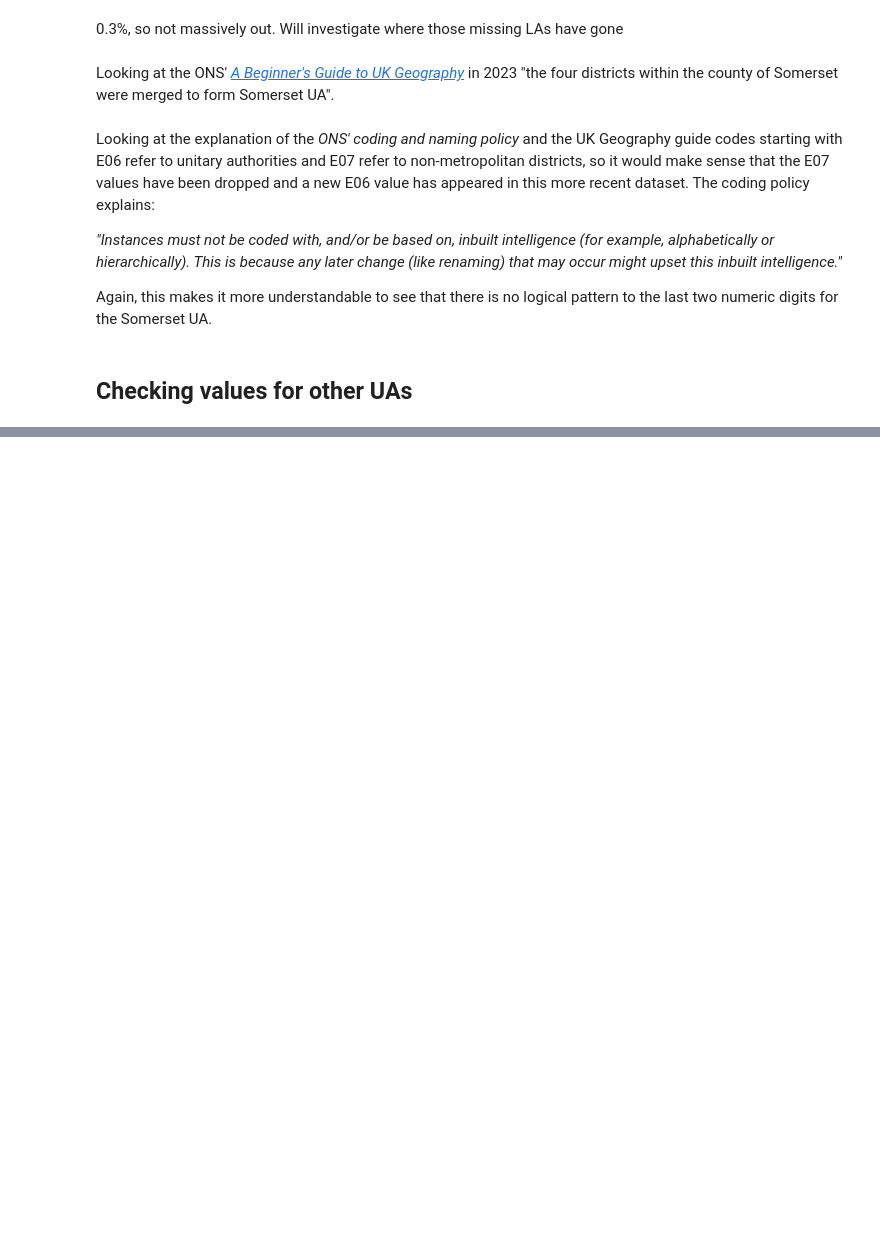
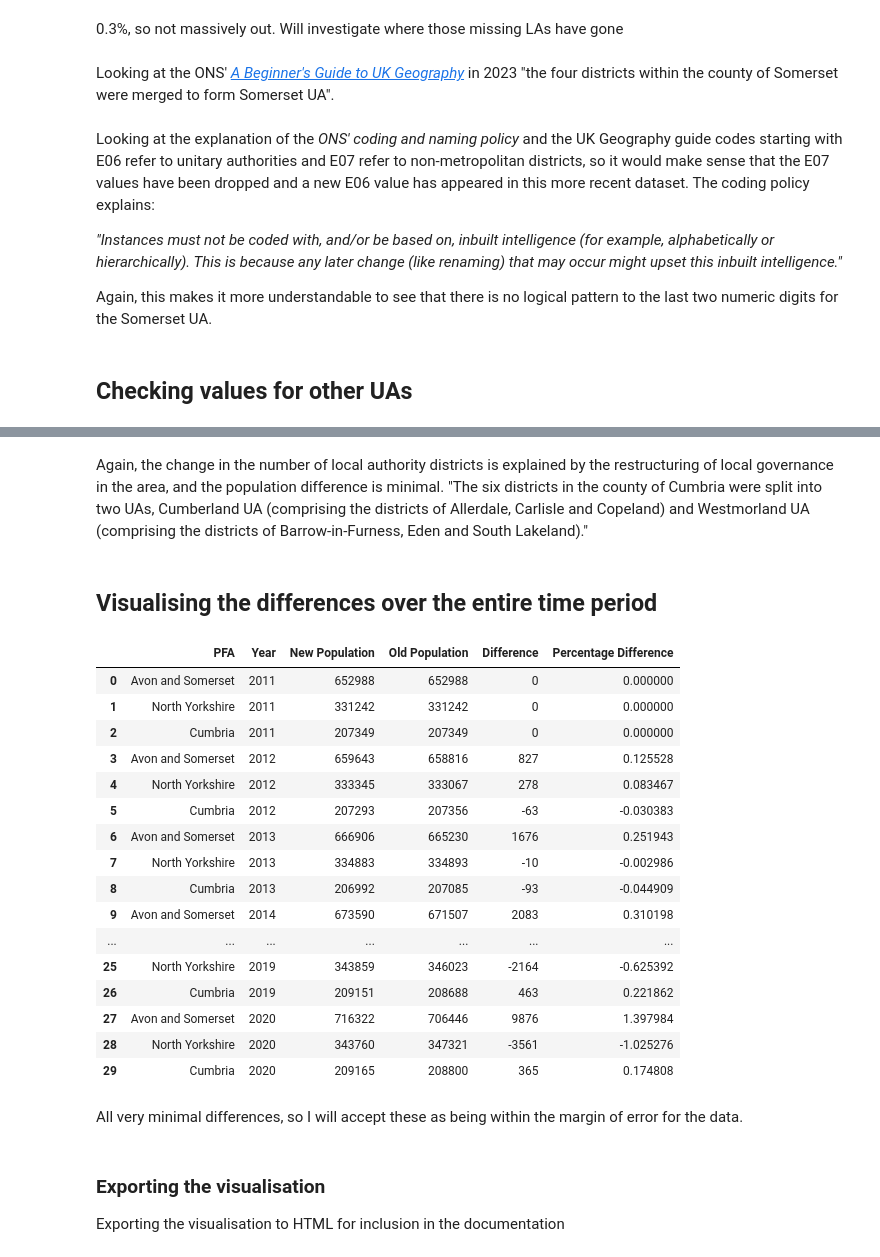
Before and after one commit to Prison-Reform-Trust/womens-imprisonment-PFA, a Jupyter notebook: notebooks/processing_data/1.8-ah-pfa-population-qa.ipynb, the cells around one changed output, grey strips where cells are left out. Saved outputs shown, nothing was run; the diff lists cells and outputs as text; code cells hidden in the pictures; blank space fills up the shorter version.

Commit message:
updated qa for matching local authorities to pfas following UA changes

```diff
--- a/notebooks/processing_data/1.8-ah-pfa-population-qa.ipynb
+++ b/notebooks/processing_data/1.8-ah-pfa-population-qa.ipynb
@@ -369,0 +264,67 @@ Check whether the the dataframe `df` processed at the very start of the notebook
+# %% [markdown]
+Again, the change in the number of local authority districts is explained by the restructuring of local governance in the area, and the population difference is minimal. "The six districts in the county of Cumbria were split into two UAs, Cumberland UA (comprising the districts of Allerdale, Carlisle and Copeland) and Westmorland UA (comprising the districts of Barrow-in-Furness, Eden and South Lakeland)."
+# %% [markdown]
+## Visualising the differences over the entire time period
+# %%
+def compare_pfa_population(df_new: pd.DataFrame, df_old: pd.DataFrame, pfas: list) -> pd.DataFrame:
+    """
+    Compare population data for multiple PFAs between two datasets.
+
+    Parameters
+    ----------
+    df_new : pd.DataFrame
+        The new population dataset.
+    df_old : pd.DataFrame
+        The old population dataset.
+    pfas : list
+        List of PFAs to compare.
+
+    Returns
+    -------
+    pd.DataFrame
+        A DataFrame summarizing the population comparison for each PFA.
+    """
+    shared_years = sorted(set(df_new['year']).intersection(set(df_old['year'])))
+    comparison_results = []
+    for year in shared_years:
+        for pfa in pfas:
+            new_pop_sum = df_new.query('pfa == @pfa and year == @year')['freq'].sum()
+            old_pop_sum = df_old.query('pfa == @pfa and year == @year')['freq'].sum()
+            diff = new_pop_sum - old_pop_sum
+            pct_diff = (diff / abs(old_pop_sum)) * 100 if old_pop_sum != 0 else None
+
+            comparison_results.append({
+                'PFA': pfa,
+                'Year': year,
+                'New Population': new_pop_sum,
+                'Old Population': old_pop_sum,
+                'Difference': diff,
+                'Percentage Difference': pct_diff
+            })
+
+    return pd.DataFrame(comparison_results)
+# %%
+# List of PFAs to compare
+pfas_to_compare = ["Avon and Somerset", "North Yorkshire", "Cumbria"]
+
+# Call the function
+comparison_results = compare_pfa_population(df, df_old_qa, pfas_to_compare)
+comparison_results
+# %% [output]
+|  | PFA | Year | New Population | Old Population | Difference | Percentage Difference |
+| 0 | Avon and Somerset | 2011 | 652988 | 652988 | 0 | 0.000000 |
+| 1 | North Yorkshire | 2011 | 331242 | 331242 | 0 | 0.000000 |
+| 2 | Cumbria | 2011 | 207349 | 207349 | 0 | 0.000000 |
+| 3 | Avon and Somerset | 2012 | 659643 | 658816 | 827 | 0.125528 |
+| 4 | North Yorkshire | 2012 | 333345 | 333067 | 278 | 0.083467 |
+| 5 | Cumbria | 2012 | 207293 | 207356 | -63 | -0.030383 |
+| 6 | Avon and Somerset | 2013 | 666906 | 665230 | 1676 | 0.251943 |
+| 7 | North Yorkshire | 2013 | 334883 | 334893 | -10 | -0.002986 |
+| 8 | Cumbria | 2013 | 206992 | 207085 | -93 | -0.044909 |
+| 9 | Avon and Somerset | 2014 | 673590 | 671507 | 2083 | 0.310198 |
+| ... | ... | ... | ... | ... | ... | ... |
+| 25 | North Yorkshire | 2019 | 343859 | 346023 | -2164 | -0.625392 |
+| 26 | Cumbria | 2019 | 209151 | 208688 | 463 | 0.221862 |
+| 27 | Avon and Somerset | 2020 | 716322 | 706446 | 9876 | 1.397984 |
+| 28 | North Yorkshire | 2020 | 343760 | 347321 | -3561 | -1.025276 |
+| 29 | Cumbria | 2020 | 209165 | 208800 | 365 | 0.174808 |
@@ -369,0 +390,5 @@ Check whether the the dataframe `df` processed at the very start of the notebook
+# %% [markdown]
+All very minimal differences, so I will accept these as being within the margin of error for the data.
+# %% [markdown]
+### Exporting the visualisation
+Exporting the visualisation to HTML for inclusion in the documentation
```
Also changed, not shown: parts of 42 cells of this notebook, 2 other files.
